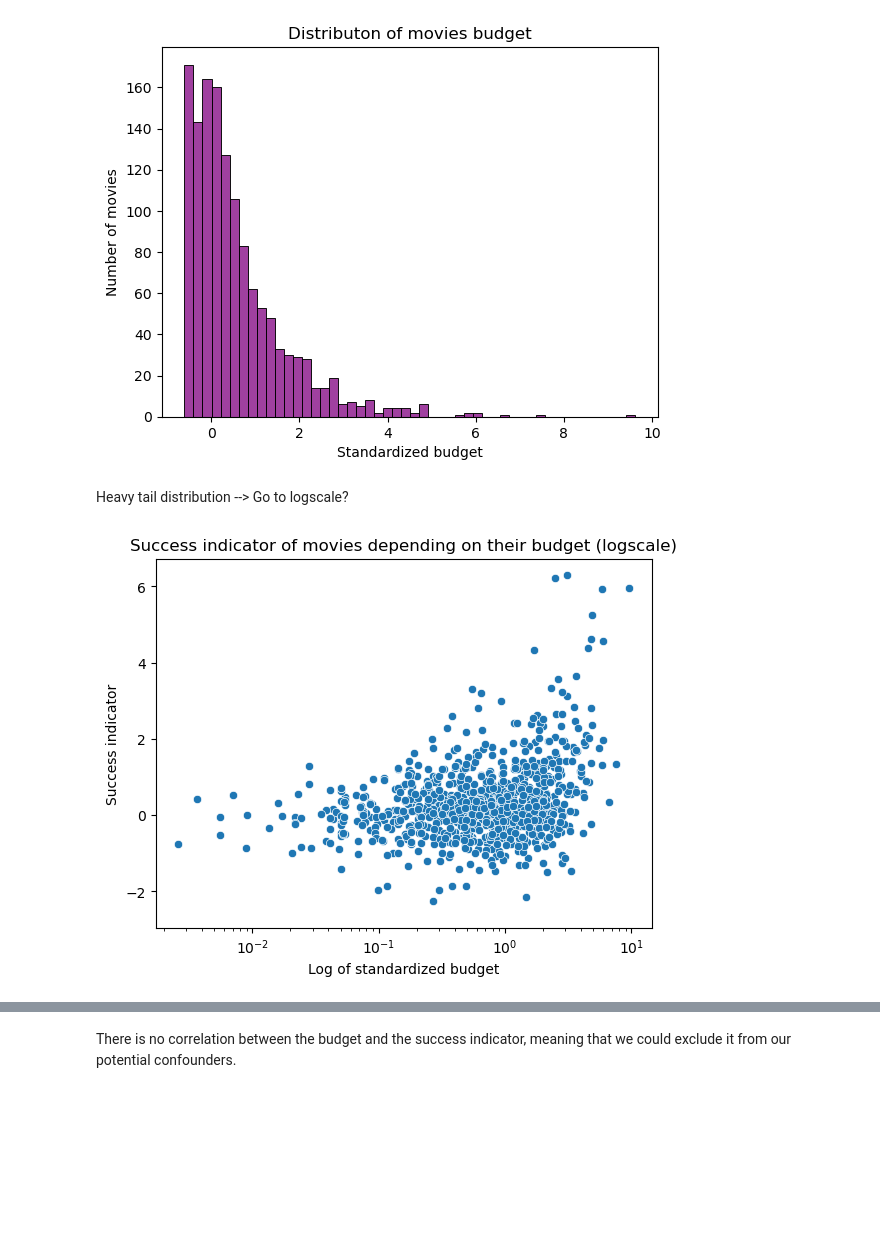
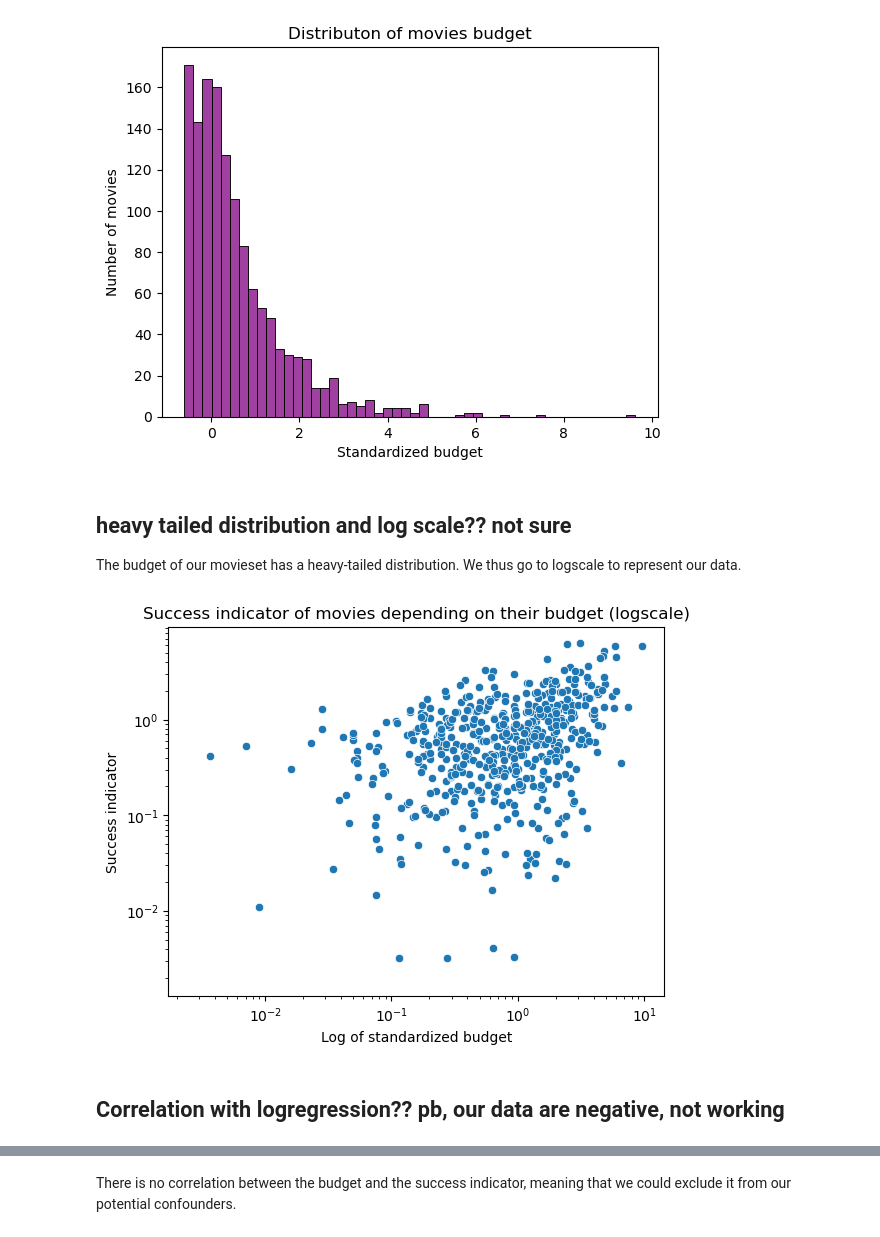
Before and after one commit to epfl-ada/ada-2023-project-randada, a Jupyter notebook: Milestone-3-draft.ipynb, the cells around one changed output, grey strips where cells are left out. Saved outputs shown, nothing was run; the diff lists cells and outputs as text; code cells hidden in the pictures; blank space fills up the shorter version.

```diff
--- a/Milestone-3-draft.ipynb
+++ b/Milestone-3-draft.ipynb
@@ -761,15 +785,20 @@ ax.set(xlabel='Standardized budget',ylabel='Number of movies',title='Distributon
  Text(0, 0.5, 'Number of movies'),
  Text(0.5, 1.0, 'Distributon of movies budget')]
 [figure]
-# %% [markdown]
-Heavy tail distribution --> Go to logscale?
+# %% [markdown]
+
+## heavy tailed distribution and log scale?? not sure
+The budget of our movieset has a heavy-tailed distribution. We thus go to logscale to represent our data.
 # %%
 #Plot
 ax=sns.scatterplot(data=budget_analysis_data,x='Budget_standardized',y='Success_indicator')
 ax.set(xlabel='Log of standardized budget', ylabel='Success indicator', title='Success indicator of movies depending on their budget (logscale)')
 plt.xscale('log')
+plt.yscale('log')
 # %% [output]
-[figure, old version]
+[figure, new version]
+# %% [markdown]
+## Correlation with logregression?? pb, our data are negative, not working
 # %%
 mod_2=smf.ols(formula='imdb_rating_standardized ~ Budget_standardized ', data=success_data)
 
```
Also changed, not shown: parts of 29 cells of this notebook.
